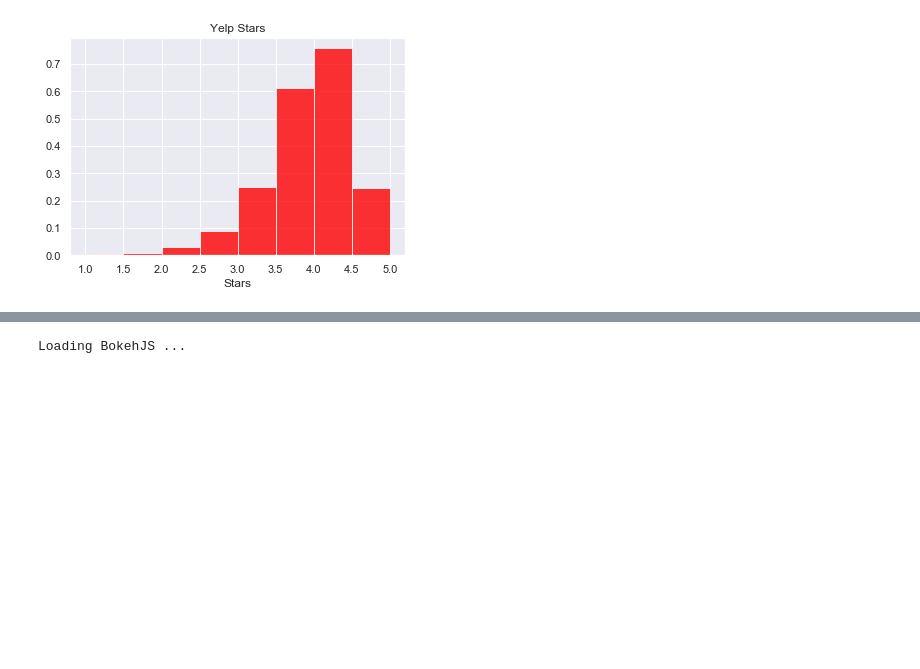
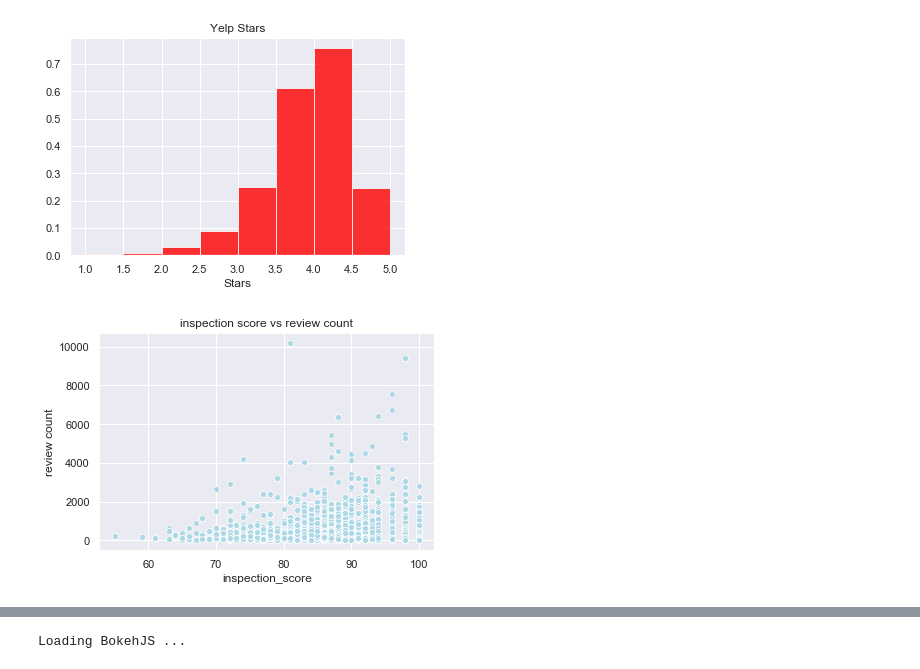
Before and after one commit to ssheridanucsb/SFRP, a Jupyter notebook: SFRP.ipynb, the cells around one changed output, grey strips where cells are left out. Cells and saved outputs as stored; diff of their text form; code cells hidden in the pictures; blank space fills up the shorter version.

```diff
--- a/SFRP.ipynb
+++ b/SFRP.ipynb
@@ -322,6 +322,7 @@ pricemap = {'$':"One", '$$':"Two", '$$$':"Three", "$$$$":"Four"}
 p_dtype = pd.api.types.CategoricalDtype(categories=["One", "Two", "Three", "Four"], ordered=True)
 working_yelp.replace(pricemap, inplace=True)
 working_yelp['price'] = working_yelp['price'].astype(p_dtype)
+working_yelp = working_yelp.drop(['Unnamed: 0'], axis = 1)
 # %% [output]
 A value is trying to be set on a copy of a slice from a DataFrame
 
@@ -349,3 +372,11 @@ plt.title("Yelp Stars")
 plt.show()
 # %% [output]
 [figure]
+# %%
+sns.scatterplot(working_yelp['inspection_score'], working_yelp['review_count'], color = 'lightblue')
+plt.ylabel('review count')
+plt.xlabel('inspection_score')
+plt.title ('Inspection Score vs Review Count')
+plt.show()
+# %% [output]
+[figure, added]
```
Also changed, not shown: parts of 17 cells of this notebook.
